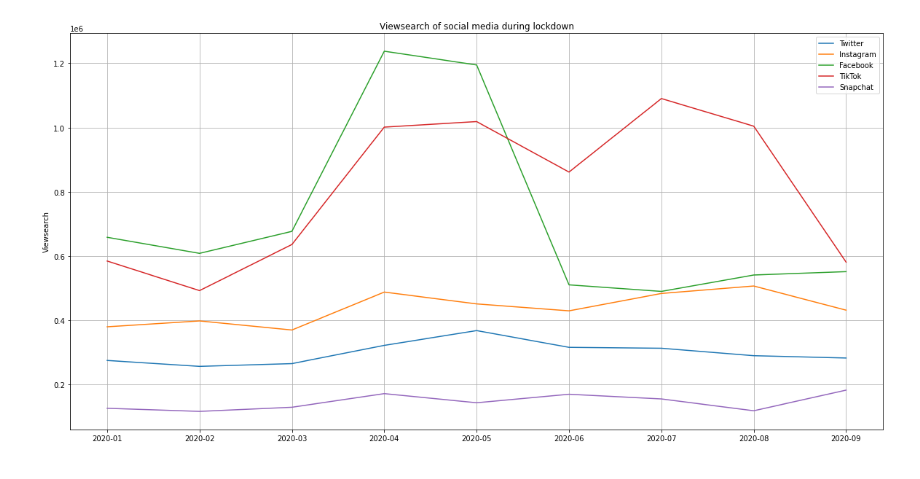
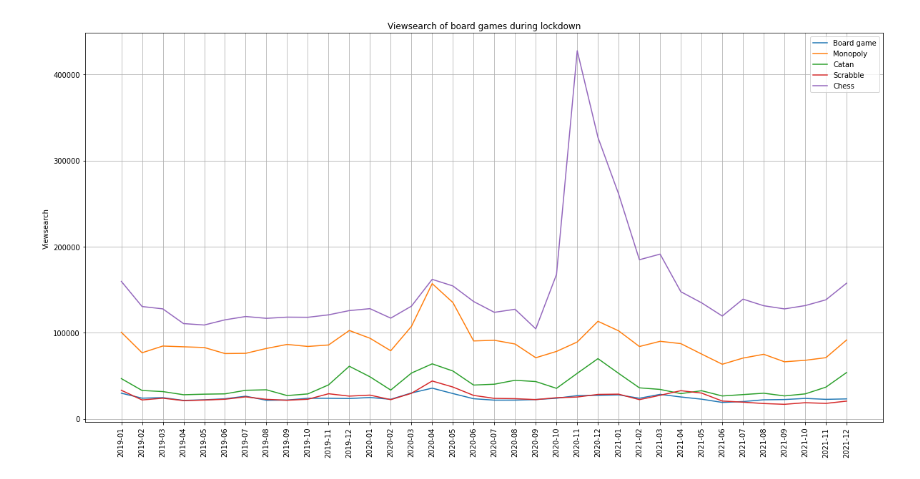
Before and after one commit to epfl-ada/ada-2022-project-teamjose, a Jupyter notebook: analyses/PageRank.ipynb, the cells around one changed output. Drawn from its saved outputs; the diff is of its cells as text; code cells hidden in the pictures.

```diff
--- a/analyses/PageRank.ipynb
+++ b/analyses/PageRank.ipynb
@@ -3,12 +3,11 @@ import pandas as pd
 import numpy as np
 import matplotlib.pyplot as plt
 # %%
-mental_health = pd.read_csv("mental_health.csv")
 religion = pd.read_csv("religion.csv")
 social_media = pd.read_csv("social_media.csv")
-sports = pd.read_csv("sports.csv")
-tv = pd.read_csv("tv.csv")
 video_games = pd.read_csv("video_games.csv")
+board_games = pd.read_csv("board_games.csv")
+streaming = pd.read_csv("streaming.csv")
 # %%
 dates = video_games["Date"]
 # %%
@@ -40,16 +60,17 @@ plt.show()
 # %%
 plt.figure(figsize=(20,10))
-plt.plot(dates, social_media["Twitter"], label="Twitter")
-plt.plot(dates, social_media["Instagram"], label="Instagram")
-plt.plot(dates, social_media["Facebook"], label="Facebook")
-plt.plot(dates, social_media["TikTok"], label="TikTok")
-plt.plot(dates, social_media["Snapchat"], label="Snapchat")
+plt.plot(dates, board_games["Board game"], label="Board game")
+plt.plot(dates, board_games["Monopoly (game)"], label="Monopoly")
+plt.plot(dates, board_games["Catan"], label="Catan")
+plt.plot(dates, board_games["Scrabble"], label="Scrabble")
+plt.plot(dates, board_games["Chess"], label="Chess")
+plt.tick_params(axis='x', labelrotation=90)
 plt.legend()
 plt.grid()
-plt.title("Viewsearch of social media during lockdown")
+plt.title("Viewsearch of board games during lockdown")
 plt.ylabel("Viewsearch")
 plt.show()
 # %% [output]
-[figure, old version]
+[figure, new version]
 # %%
 plt.figure(figsize=(20,10))
```
Also changed, not shown: parts of 9 cells of this notebook.
